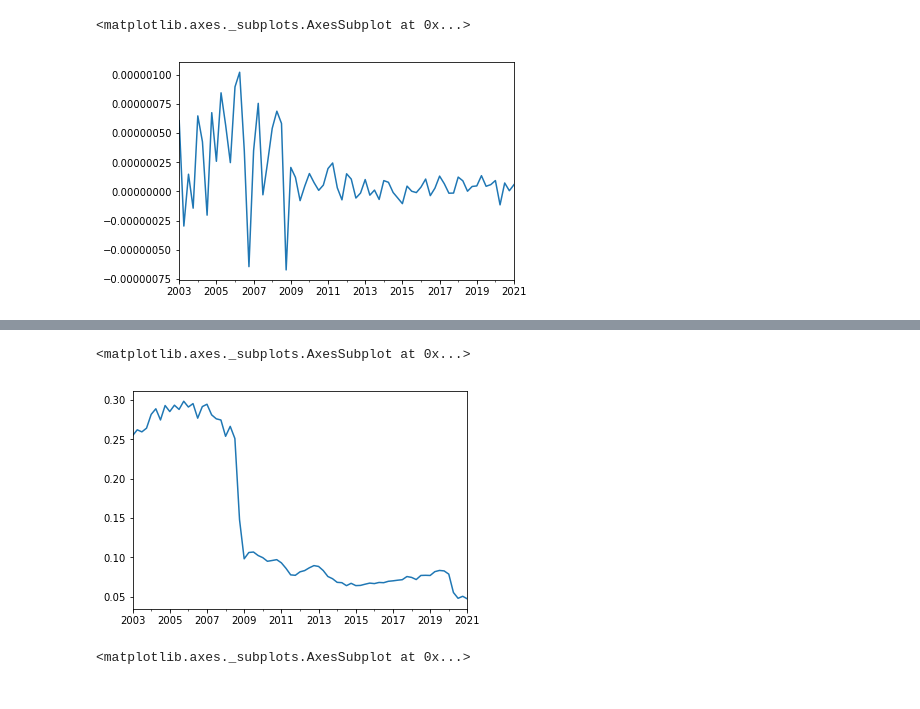
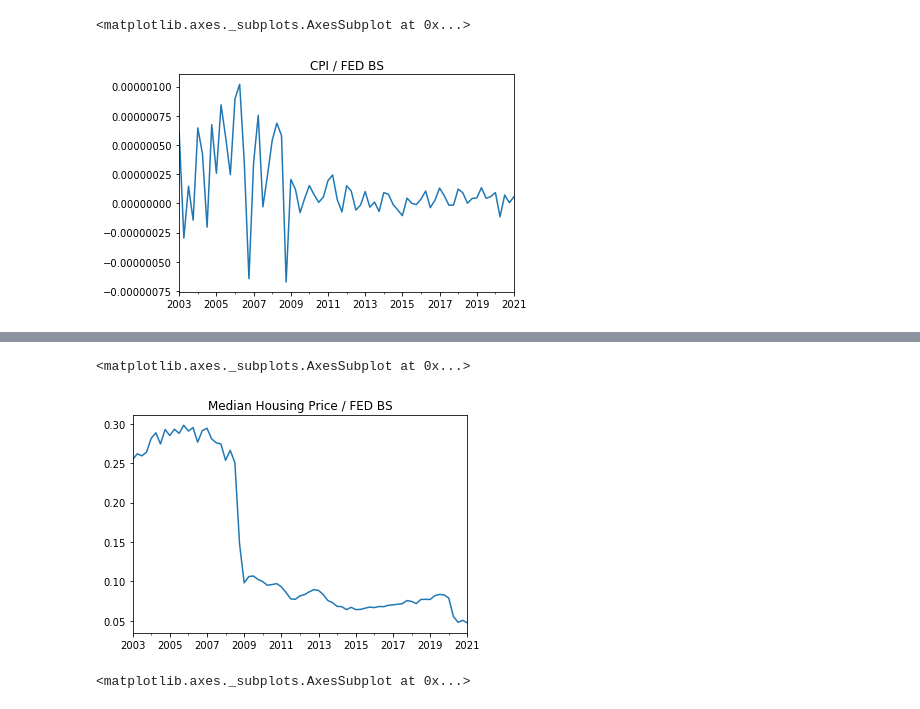
Before and after one commit to HeimmerTime/Project_1, a Jupyter notebook: Master_EDA.ipynb, the cells around one changed output, grey strips where cells are left out. Cells and saved outputs as stored; diff of their text form; code cells hidden in the pictures.

Commit message:
images and final code

```diff
--- a/Master_EDA.ipynb
+++ b/Master_EDA.ipynb
@@ -101,10 +44,10 @@ combo_df.head(20)
 combo_df['CPI / FED BS'] = combo_df['CPI']/combo_df['FED BS']
 combo_df['Median_Housing_Prices / FED BS'] = combo_df['Median_Housing_Prices']/combo_df['FED BS']
 # %%
-combo_df['CPI / FED BS'].plot.line()
+combo_df['CPI / FED BS'].plot.line(title = "CPI / FED BS")
 # %% [output]
 <matplotlib.axes._subplots.AxesSubplot at 0x...>
-[figure, old version]
+[figure, new version]
 # %%
 
 #combo_df['CPI / FED BS'].hvplot.line(rot=90, Title='CPI / FED Balance Sheet')
@@ -115,10 +58,10 @@ combo_df.hvplot(x='index', y="CPI / FED BS")
 # %% [output]
 [interactive output not drawn]
 # %%
-combo_df['Median_Housing_Prices / FED BS'].plot.line()
+combo_df['Median_Housing_Prices / FED BS'].plot.line(title = "Median Housing Price / FED BS")
 # %% [output]
 <matplotlib.axes._subplots.AxesSubplot at 0x...>
-[figure, old version]
+[figure, new version]
 # %%
 combo_df['Median_Housing_Prices'].plot.line()
 # %% [output]
```
Also changed, not shown: parts of 32 cells of this notebook, 19 other files.
